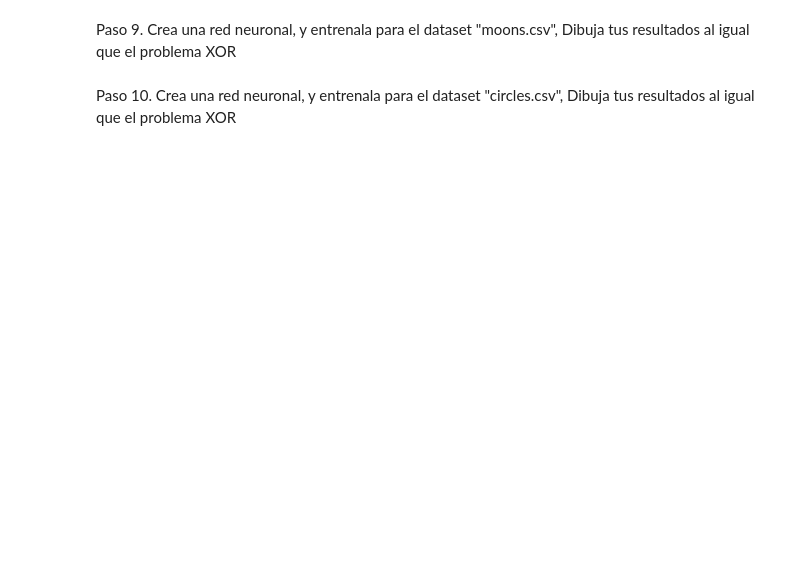
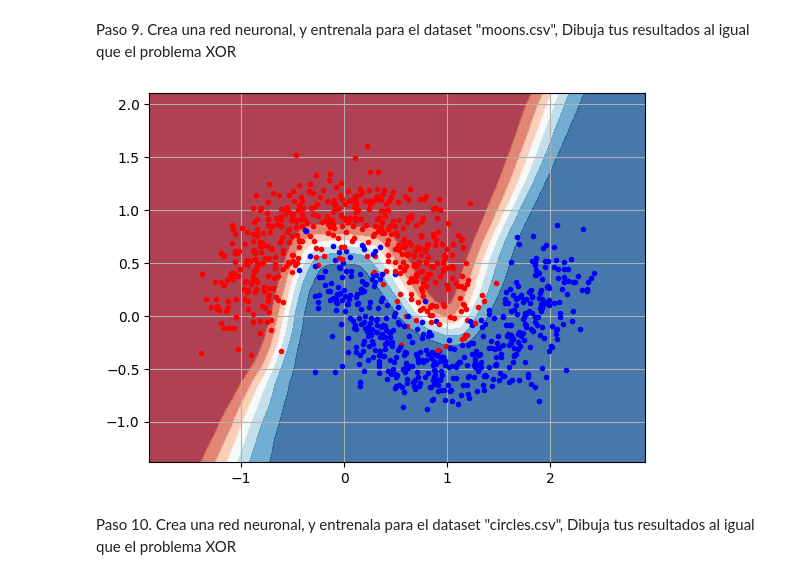
Before and after one commit to santana-robledo/Posgrado_Robotica_e_Inteligencia_Artificial, a Jupyter notebook: Sistemas Inteligentes II/L04_Red_Neuronal_Densa.ipynb, the cells around one changed output. Cells and saved outputs as stored; diff of their text form; code cells hidden in the pictures; blank space fills up the shorter version.

```diff
--- a/Sistemas Inteligentes II/L04_Red_Neuronal_Densa.ipynb
+++ b/Sistemas Inteligentes II/L04_Red_Neuronal_Densa.ipynb
@@ -162,4 +173,15 @@ Paso 8. Crea una red neuronal, y entrenala para el dataset "blobs.csv", Dibuja t
 # %% [markdown]
 Paso 9. Crea una red neuronal, y entrenala para el dataset "moons.csv", Dibuja tus resultados al igual que el problema XOR
+# %%
+df=pd.read_csv('moons.csv')
+X = df[["x1","x2"]].values.T
+Y = df[["y"]].values.T
+
+red2 = MLP((2,200,1), learning_rate=0.4)#Entrada, capa oculta, salida
+red2.fit(X, Y)
+#print(red1.predict(X))
+MLP_binary_classification_2d(X,Y,red2)
+# %% [output]
+[figure, added]
 # %% [markdown]
 Paso 10. Crea una red neuronal, y entrenala para el dataset "circles.csv", Dibuja tus resultados al igual que el problema XOR
```
Also changed, not shown: parts of 5 cells of this notebook.
